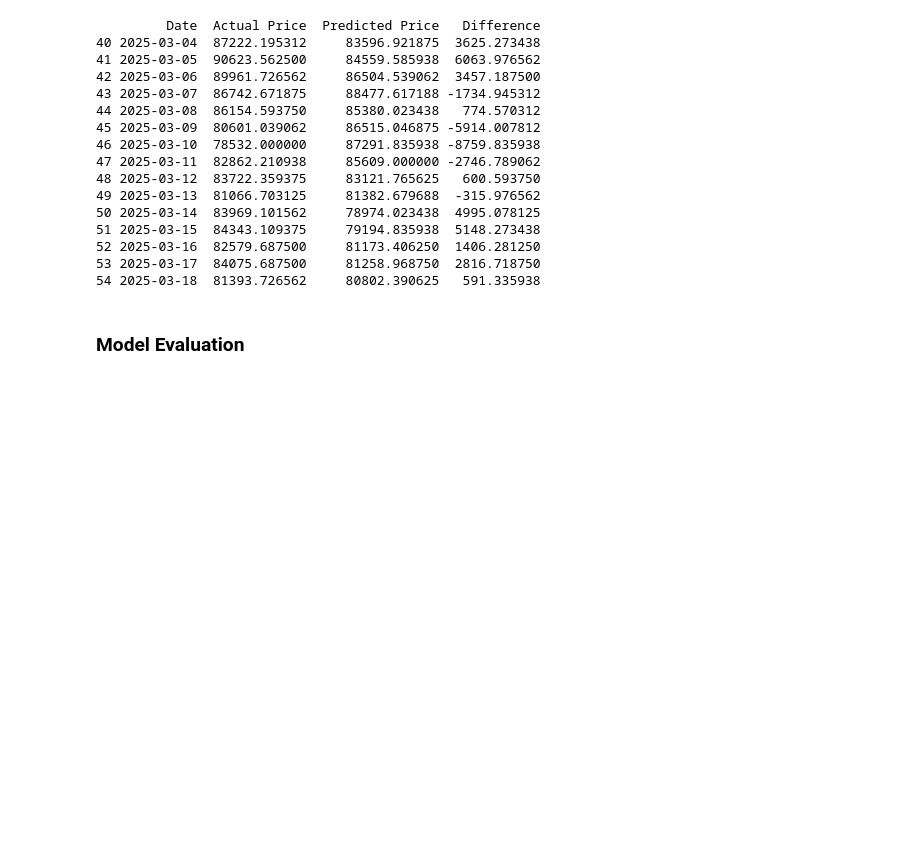
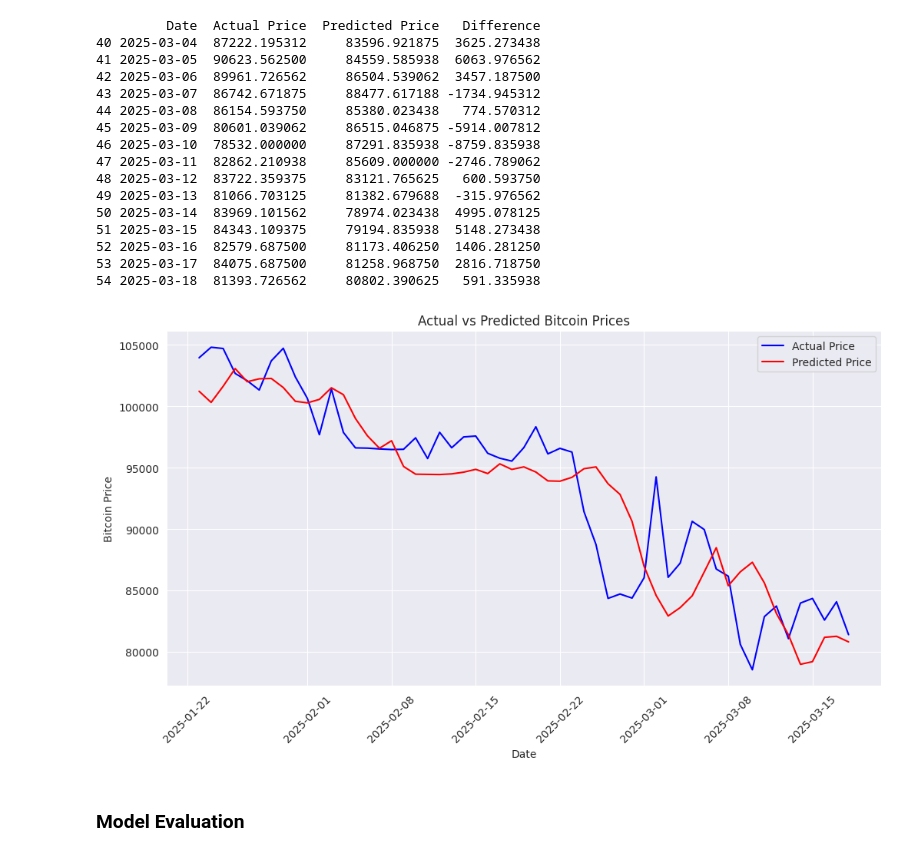
Before and after one commit to bonareri/Cryptocurrency-Price-Prediction-, a Jupyter notebook: Copy_of_lstm_model.ipynb, the cells around one changed output. Drawn from its saved outputs; the diff is of its cells as text; code cells hidden in the pictures; blank space fills up the shorter version.

```diff
--- a/Copy_of_lstm_model.ipynb
+++ b/Copy_of_lstm_model.ipynb
@@ -522,6 +522,18 @@ print(df_comparison.tail(15))
 52 2025-03-16  82579.687500     81173.406250  1406.281250
 53 2025-03-17  84075.687500     81258.968750  2816.718750
 54 2025-03-18  81393.726562     80802.390625   591.335938
+# %%
+plt.figure(figsize=(12,6))
+plt.plot(df_comparison["Date"], df_comparison["Actual Price"], label="Actual Price", color="blue")
+plt.plot(df_comparison["Date"], df_comparison["Predicted Price"], label="Predicted Price", color="red")
+plt.xticks(rotation=45)
+plt.xlabel("Date")
+plt.ylabel("Bitcoin Price")
+plt.legend()
+plt.title("Actual vs Predicted Bitcoin Prices")
+plt.show()
+# %% [output]
+[figure, added]
 # %% [markdown]
 ### Model Evaluation
 # %%
```
Also changed, not shown: parts of 1 cell of this notebook.
